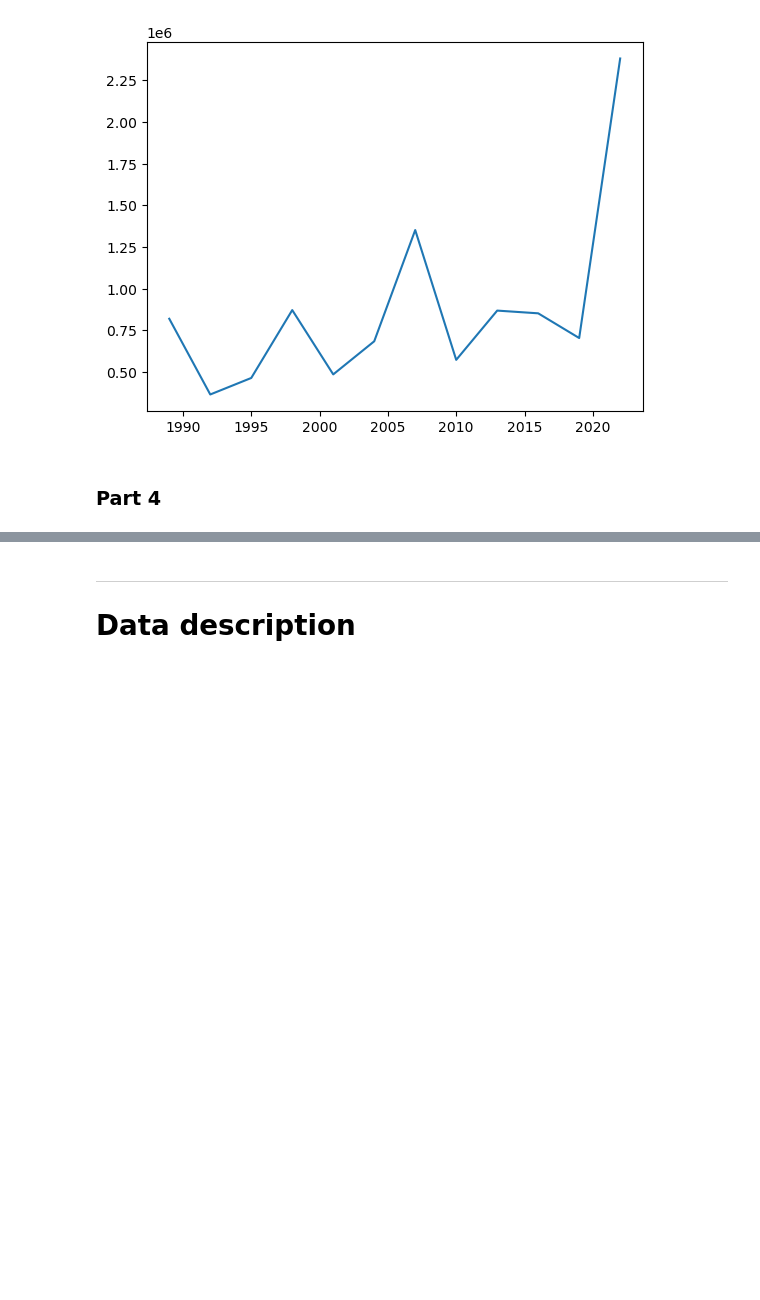
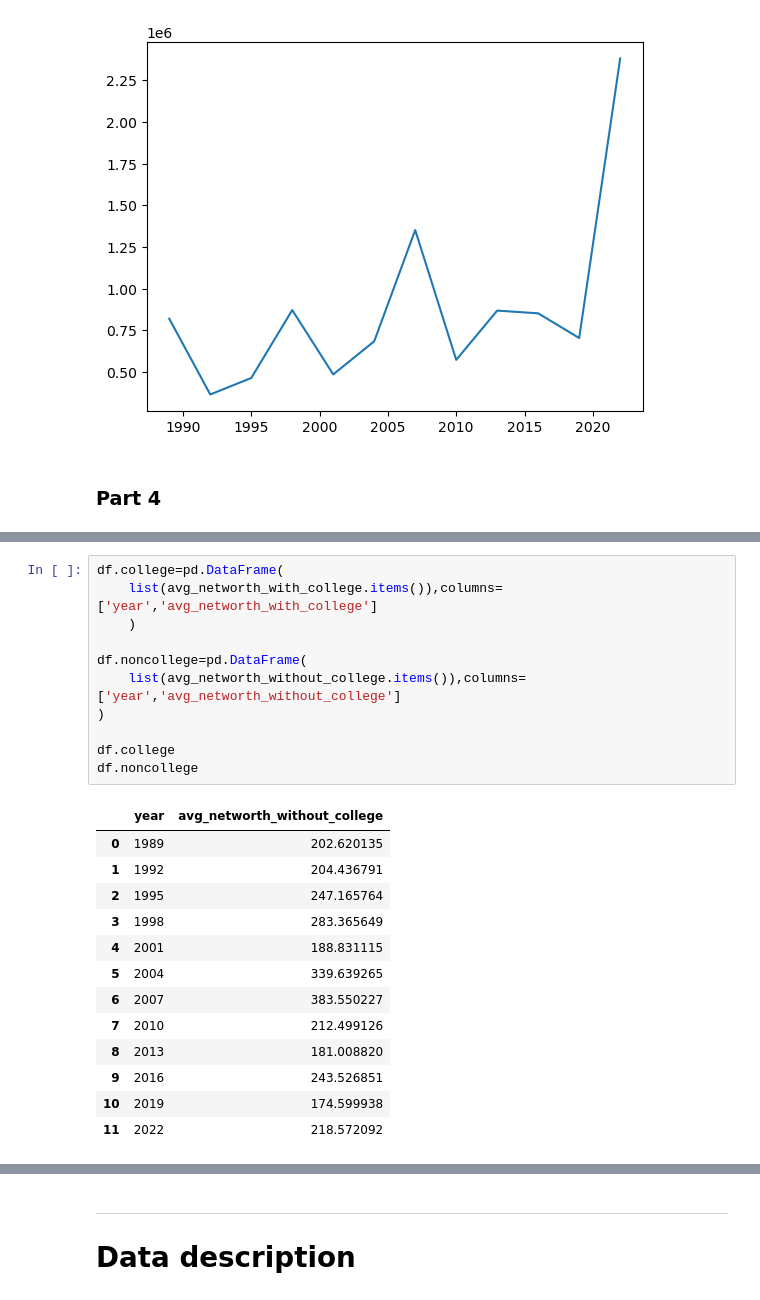
Before and after one commit to sarasyr-123/TECH2-H25-assignment2, a Jupyter notebook: assignment2.ipynb, the cells around one changed output, grey strips where cells are left out. Drawn from its saved outputs; the diff is of its cells as text; blank space fills up the shorter version.

```diff
--- a/assignment2.ipynb
+++ b/assignment2.ipynb
@@ -203,0 +248,25 @@ plt.plot(df_average_networth_by_year['year'],df_average_networth_by_year['averag
+# %%
+df.college=pd.DataFrame(
+    list(avg_networth_with_college.items()),columns=['year','avg_networth_with_college']
+    )
+
+df.noncollege=pd.DataFrame(
+    list(avg_networth_without_college.items()),columns=['year','avg_networth_without_college']
+)
+
+df.college
+df.noncollege
+# %% [output]
+|  | year | avg_networth_without_college |
+| 0 | 1989 | 202.620135 |
+| 1 | 1992 | 204.436791 |
+| 2 | 1995 | 247.165764 |
+| 3 | 1998 | 283.365649 |
+| 4 | 2001 | 188.831115 |
+| 5 | 2004 | 339.639265 |
+| 6 | 2007 | 383.550227 |
+| 7 | 2010 | 212.499126 |
+| 8 | 2013 | 181.008820 |
+| 9 | 2016 | 243.526851 |
+| 10 | 2019 | 174.599938 |
+| 11 | 2022 | 218.572092 |
```
Also changed, not shown: parts of 9 cells of this notebook.
